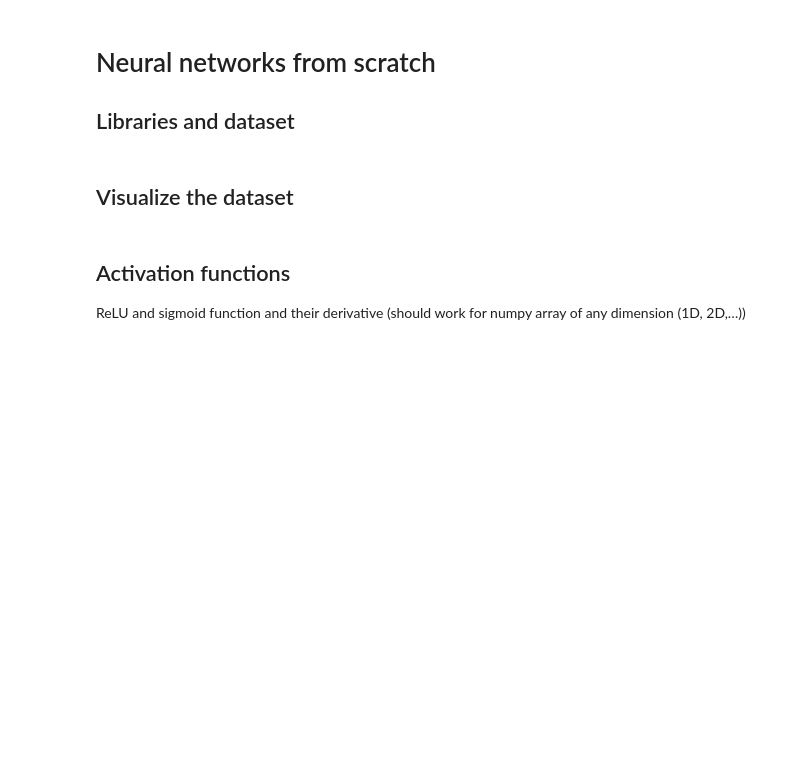
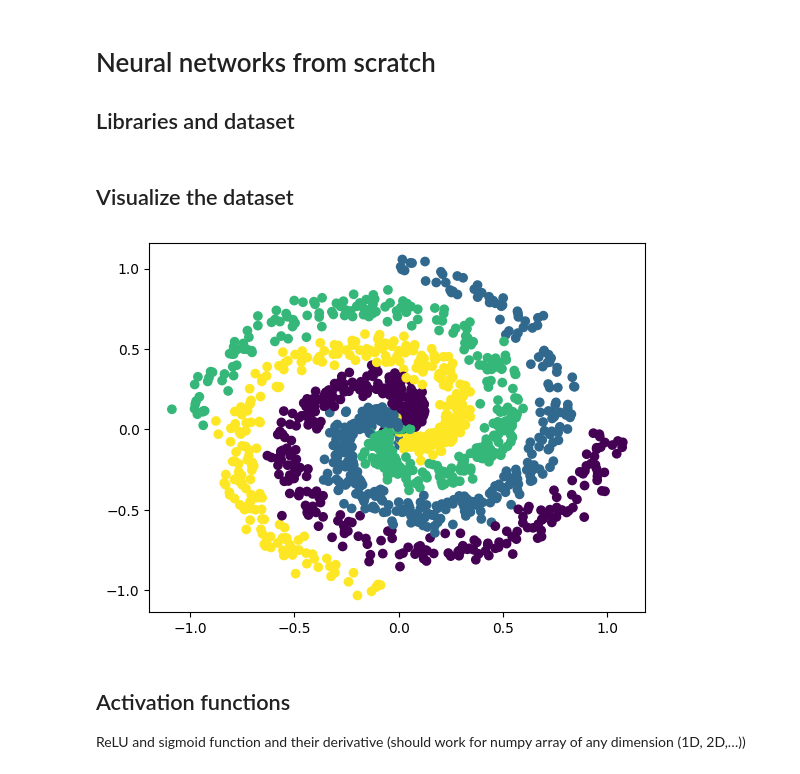
Before and after one commit to musel25/deep-learning, a Jupyter notebook: PW02_neural_networks_numpy_neural_networks_numpy/neural_networks_numpy_fillin.ipynb, the cells around one changed output. Drawn from its saved outputs; the diff is of its cells as text; code cells hidden in the pictures; blank space fills up the shorter version.

```diff
--- a/PW02_neural_networks_numpy_neural_networks_numpy/neural_networks_numpy_fillin.ipynb
+++ b/PW02_neural_networks_numpy_neural_networks_numpy/neural_networks_numpy_fillin.ipynb
@@ -28,3 +26,9 @@ X, y = spirals(n_samples=n_samples, n_classes=n_classes, n_loops=n_loops)
+# %%
+plt.scatter(X[:, 0], X[:, 1], c=y)
+# or plt.scatter(*X.T, c=y)
+plt.show()
+# %% [output]
+[figure, added]
 # %% [markdown]
 ## Activation functions
 
```
Also changed, not shown: parts of 11 cells of this notebook, 6 other files.
